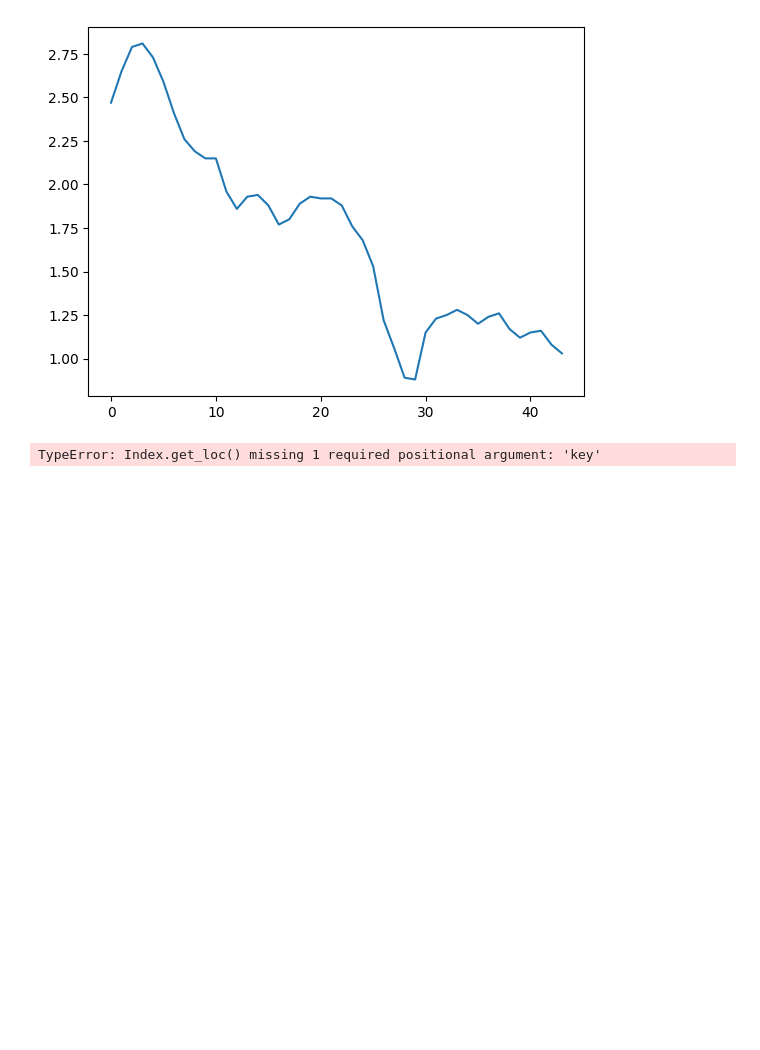
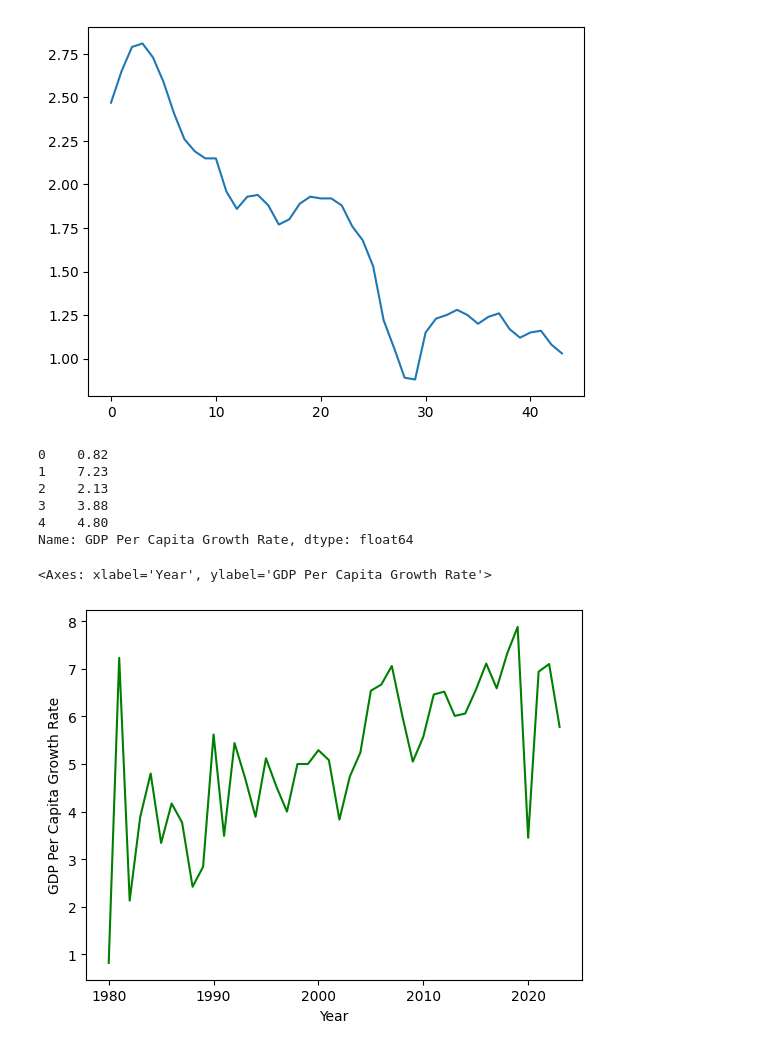
Before and after one commit to aneesakram/bangladesh-analysis, a Jupyter notebook: bangladesh_analysis.ipynb, the cells around one changed output. Cells and saved outputs as stored; diff of their text form; code cells hidden in the pictures; blank space fills up the shorter version.

```diff
--- a/bangladesh_analysis.ipynb
+++ b/bangladesh_analysis.ipynb
@@ -187,7 +194,18 @@ df['Population growth rate (%)'].plot()
 # %% [output]
 <Axes: >
 [figure]
-# %%
-df.columns.get_loc()
-# %% [output]
-TypeError: Index.get_loc() missing 1 required positional argument: 'key'
+# %%
+df['GDP Per Capita Growth Rate'] = df['Growth Rate (%).2'].str.strip('$').astype(float)
+df['GDP Per Capita Growth Rate'].head()
+# %% [output]
+0    0.82
+1    7.23
+2    2.13
+3    3.88
+4    4.80
+Name: GDP Per Capita Growth Rate, dtype: float64
+# %%
+sns.lineplot(x='Year', y='GDP Per Capita Growth Rate', data=df, color='green')
+# %% [output]
+<Axes: xlabel='Year', ylabel='GDP Per Capita Growth Rate'>
+[figure, added]
```
Also changed, not shown: parts of 1 cell of this notebook.
